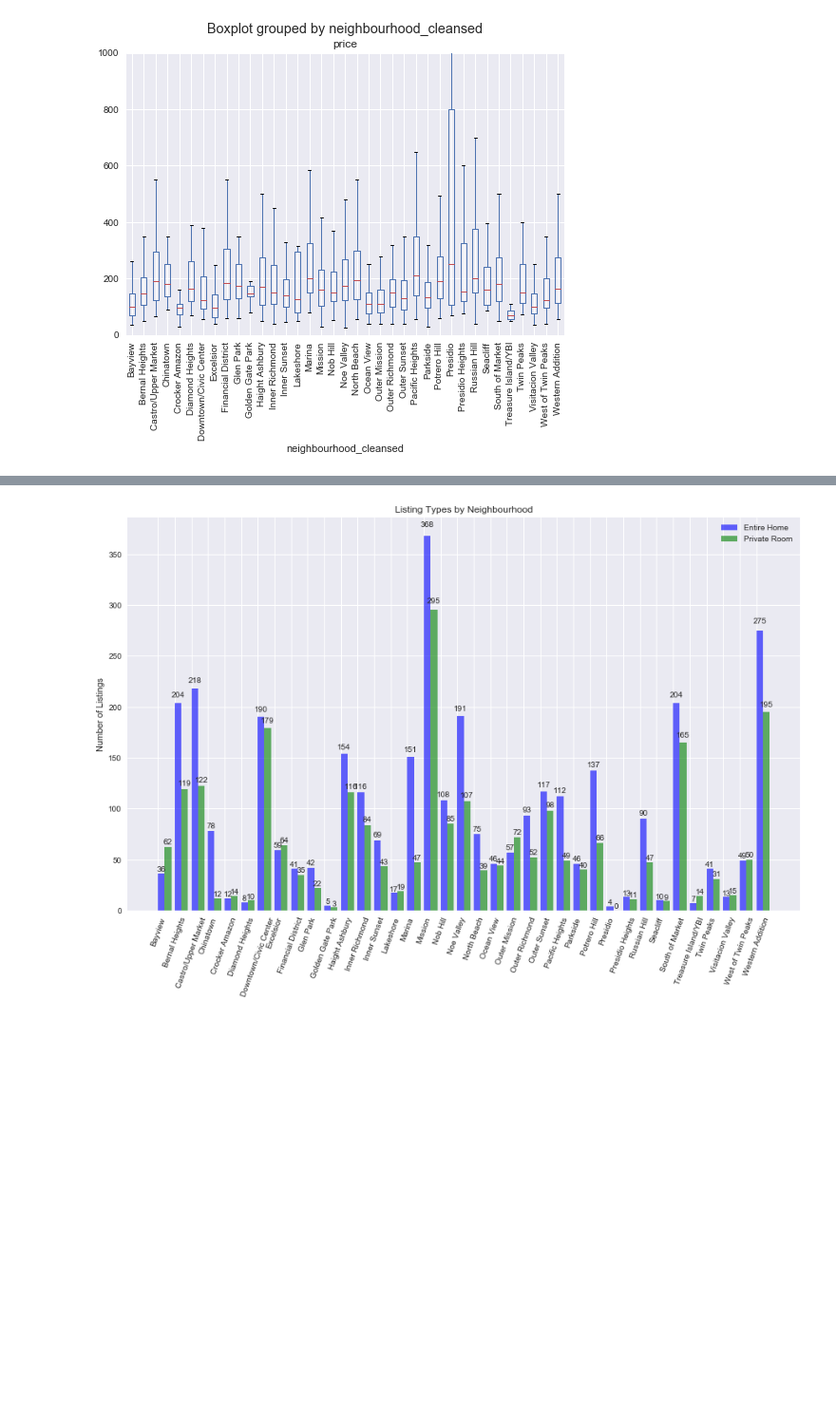
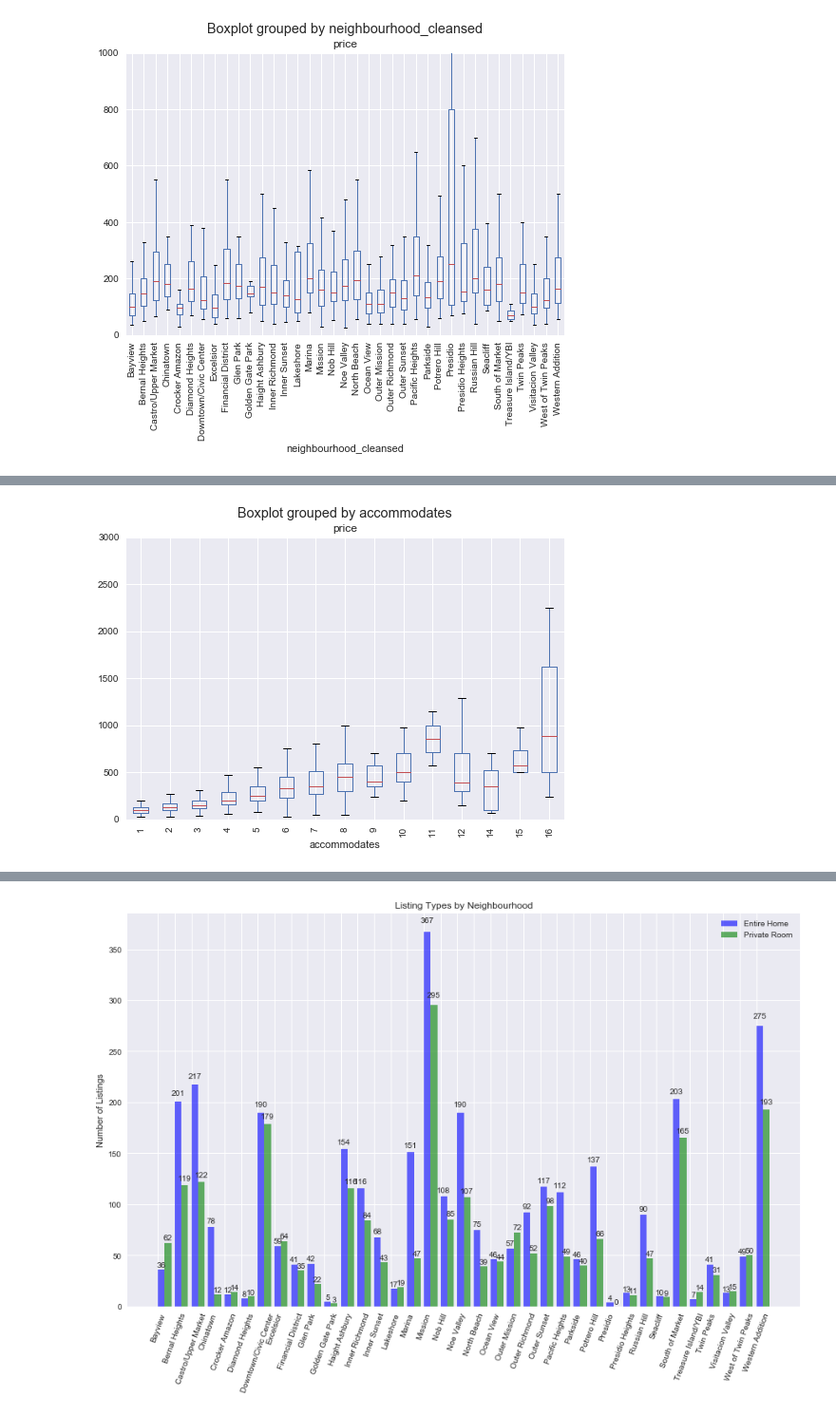
Before and after one commit to michellehoho/Airbnb, a Jupyter notebook: Airbnb_DataWrangle.ipynb, the cells around one changed output, grey strips where cells are left out. Shown at 95% size. Saved outputs shown, nothing was run; the diff lists cells and outputs as text; code cells hidden in the pictures; blank space fills up the shorter version.

```diff
--- a/Airbnb_DataWrangle.ipynb
+++ b/Airbnb_DataWrangle.ipynb
@@ -378,3 +380,6 @@ listing_data.drop([1924,3157], inplace=True)
+# %%
+#Remove Event Venue listings
+listing_data.drop([3573,3691,3883,5078,5382,7620], inplace=True)
 # %%
 listing_data['price'].describe()
 # %% [output]
@@ -430,3 +433,10 @@ listing_data[col_list][listing_data['neighbourhood_cleansed']=='Presidio']
 # %%
 #Remove the tour bus listing
 listing_data.drop(4270, inplace=True)
+# %%
+listing_data.boxplot(column='price', by='accommodates')
+plt.xticks(rotation=90)
+plt.ylim(0,3000)
+plt.show()
+# %% [output]
+[figure, added]
```
Also changed, not shown: parts of 77 cells of this notebook.
